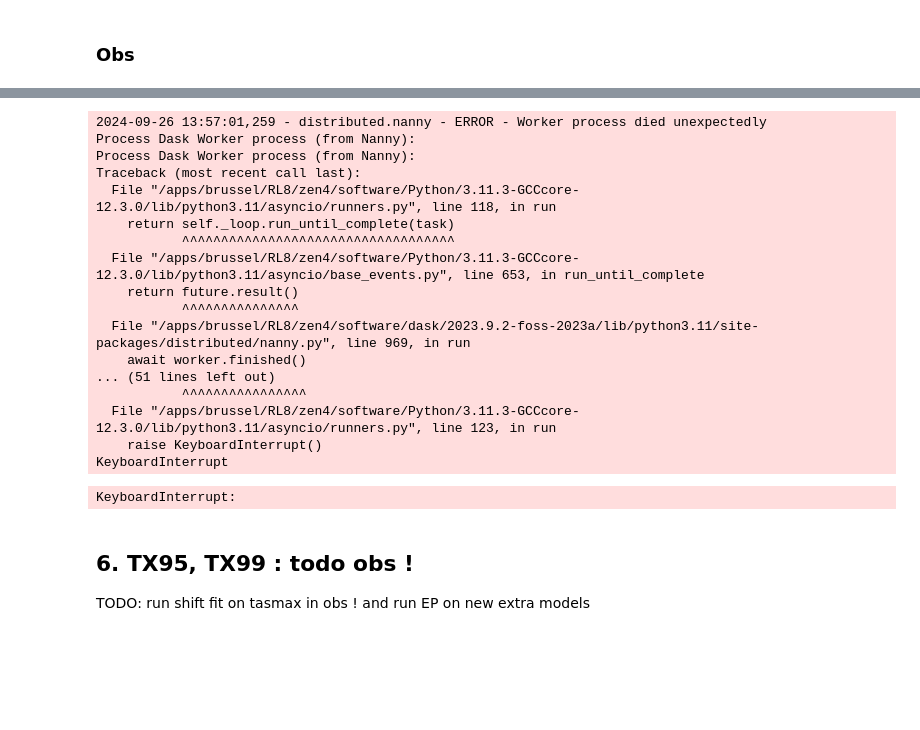
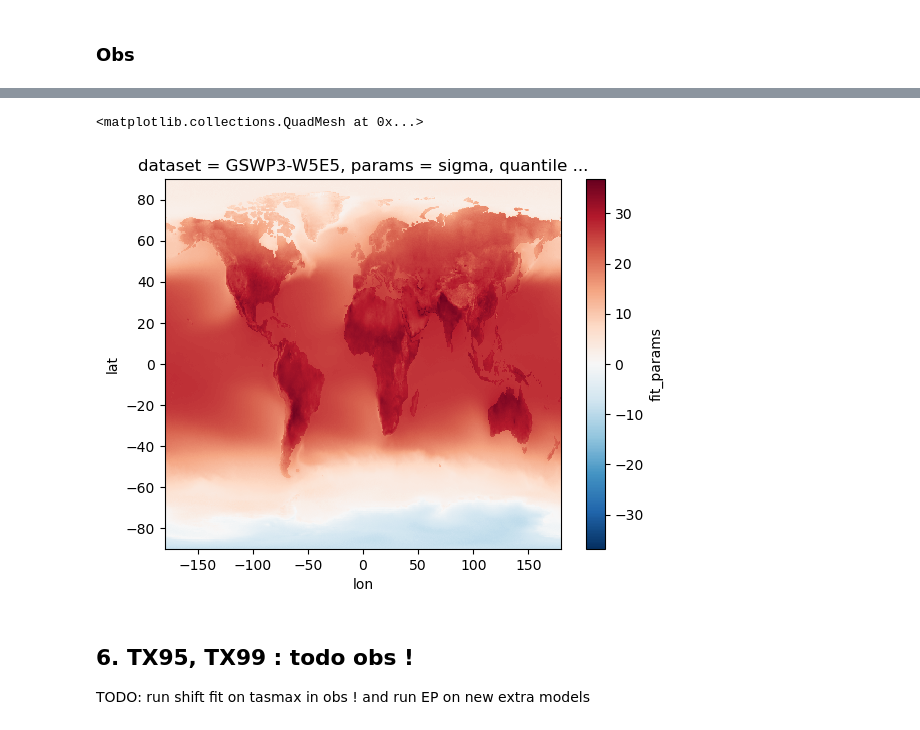
Before and after one commit to rosapietroiusti/attr-hs, a Jupyter notebook: main/attr-hw-fig2-SI-correct.ipynb, the cells around one changed output, grey strips where cells are left out. Drawn from its saved outputs; the diff is of its cells as text; code cells hidden in the pictures; blank space fills up the shorter version.

```diff
--- a/main/attr-hw-fig2-SI-correct.ipynb
+++ b/main/attr-hw-fig2-SI-correct.ipynb
@@ -875,6 +824,9 @@ da_nAHD_percapita_peopledays_10y_models_W95 = calc_percapita_hotdays_peopledays_
+# %%
+da_threshold_obs_W99.isel(dataset=0).plot()
+# %% [output]
+<matplotlib.collections.QuadMesh at 0x...>
+[figure, added]
 # %%
-da_nAHD_obs_W99, da_nAHD_mo_W99, da_threshold_W99, da_p1_W99 = calc_nAHD_shift_fit_percentile(da_params, .99, gmst_smo,year_pres=2023,GWI=1.3) # could make just one fxn and have threshold= or percentile= as flgas in fxn
-
 
 da_nAHD = da_nAHD_obs_W99.rename({'dataset':'model'})
 
@@ -894,23 +846,4 @@ da_nAHD_percapita_peopledays_10y_obs_W99 = calc_percapita_hotdays_peopledays_1yr
                                                                            size_win = 10,
                                                                          mask_where_decr=False
                                                                            )
-# %% [output]
-2024-09-26 13:57:01,259 - distributed.nanny - ERROR - Worker process died unexpectedly
-Process Dask Worker process (from Nanny):
-Process Dask Worker process (from Nanny):
-Traceback (most recent call last):
-  File "/apps/brussel/RL8/zen4/software/Python/3.11.3-GCCcore-12.3.0/lib/python3.11/asyncio/runners.py", line 118, in run
-    return self._loop.run_until_complete(task)
-           ^^^^^^^^^^^^^^^^^^^^^^^^^^^^^^^^^^^
-  File "/apps/brussel/RL8/zen4/software/Python/3.11.3-GCCcore-12.3.0/lib/python3.11/asyncio/base_events.py", line 653, in run_until_complete
-    return future.result()
-           ^^^^^^^^^^^^^^^
-  File "/apps/brussel/RL8/zen4/software/dask/2023.9.2-foss-2023a/lib/python3.11/site-packages/distributed/nanny.py", line 969, in run
-    await worker.finished()
-... (51 lines left out)
-           ^^^^^^^^^^^^^^^^
-  File "/apps/brussel/RL8/zen4/software/Python/3.11.3-GCCcore-12.3.0/lib/python3.11/asyncio/runners.py", line 123, in run
-    raise KeyboardInterrupt()
-KeyboardInterrupt
-KeyboardInterrupt:
 # %%
```
Also changed, not shown: parts of 33 cells of this notebook, 6 other files.
